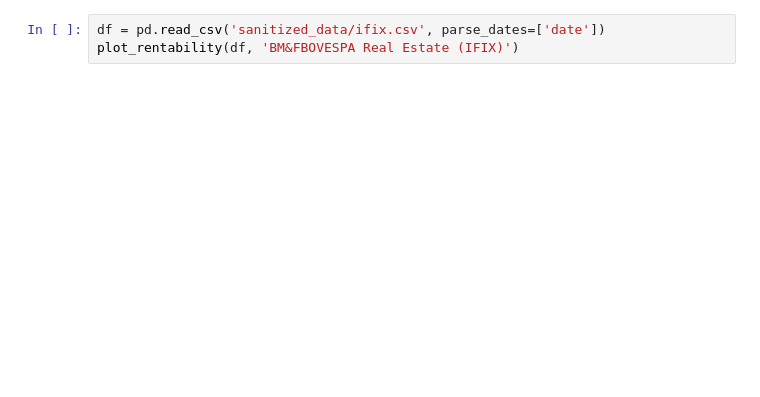
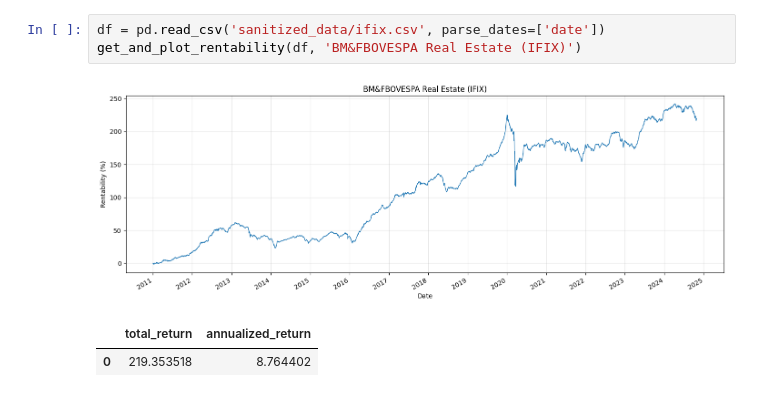
Before and after one commit to lralles/portfolio-optimization-studio, a Jupyter notebook: notebooks/rentability.ipynb, the cells around one changed output. Cells and saved outputs as stored; diff of their text form; blank space fills up the shorter version.

```diff
--- a/notebooks/rentability.ipynb
+++ b/notebooks/rentability.ipynb
@@ -12,5 +16,9 @@ plot_rentability(df, 'Bovespa (IBOVESPA)')
 # %%
 df = pd.read_csv('sanitized_data/ifix.csv', parse_dates=['date'])
-plot_rentability(df, 'BM&FBOVESPA Real Estate (IFIX)')
+get_and_plot_rentability(df, 'BM&FBOVESPA Real Estate (IFIX)')
+# %% [output]
+[figure, added]
+|  | total_return | annualized_return |
+| 0 | 219.353518 | 8.764402 |
 # %%
 df = pd.read_csv('sanitized_data/bovespa_dividend.csv', parse_dates=['date'])
```
Also changed, not shown: parts of 14 cells of this notebook, 5 other files.
